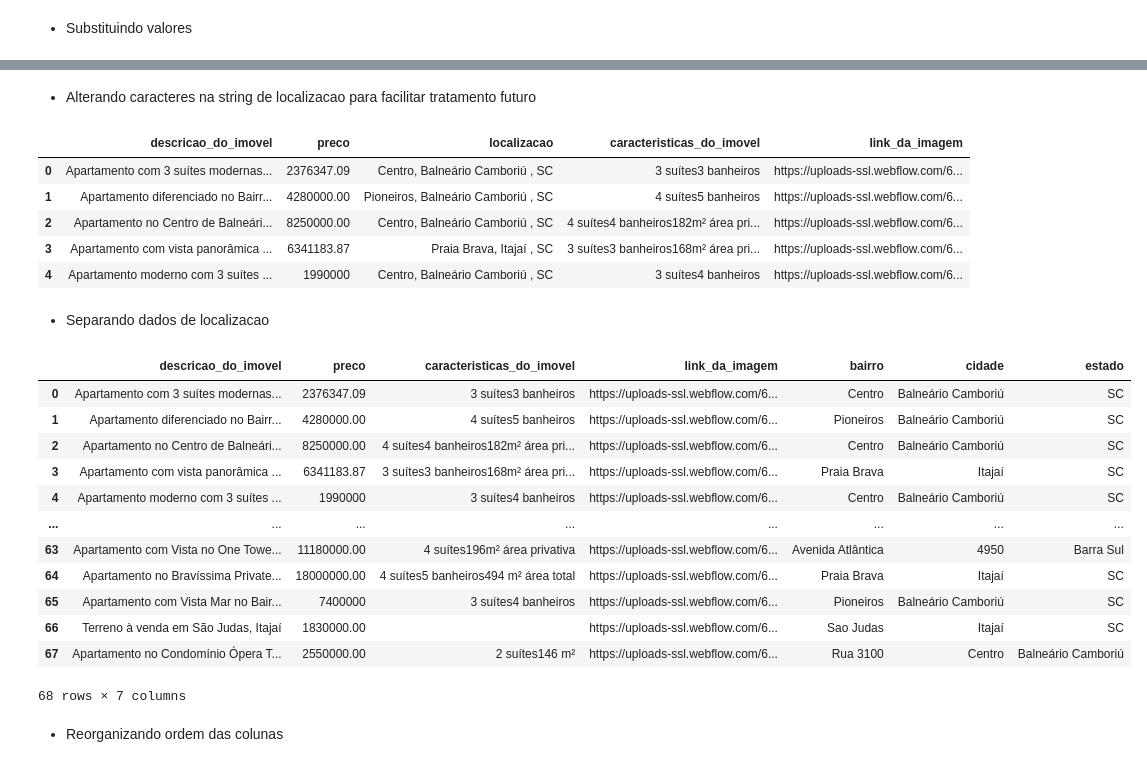
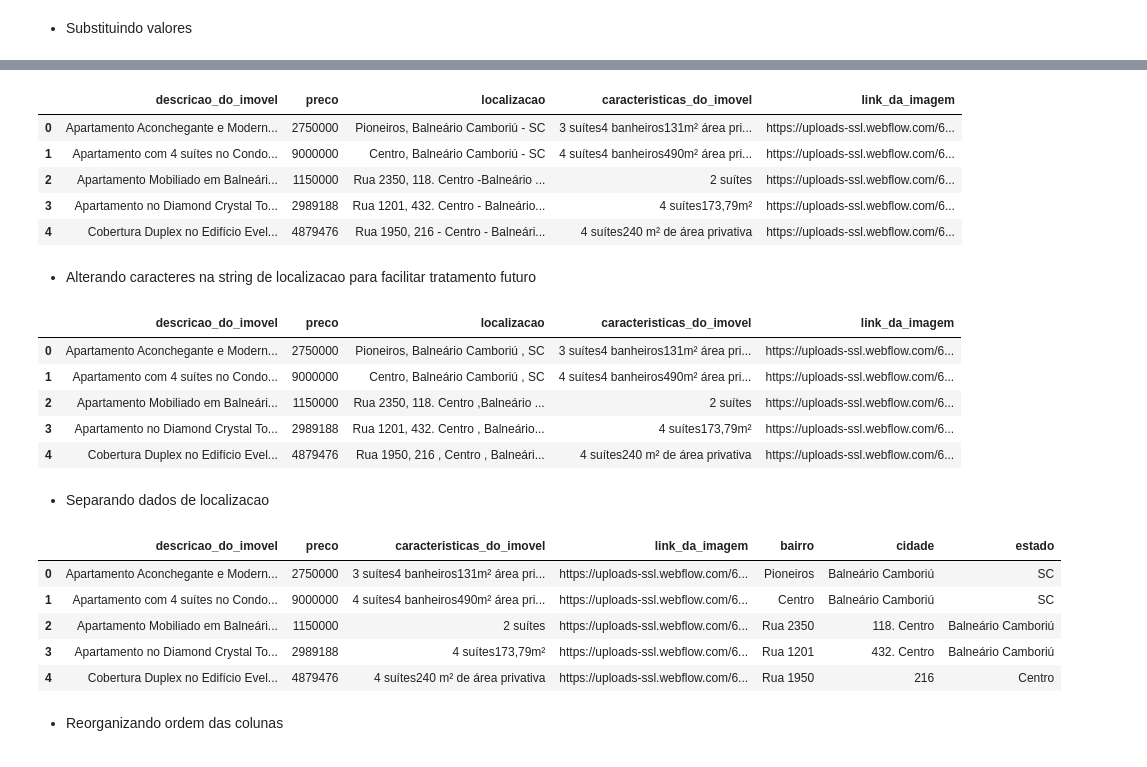
Before and after one commit to michellssgui22/PROJETOS_ESTUDO_WEBSCRAPER, a Jupyter notebook: projetos/imoveis-bc.ipynb, the cells around one changed output, grey strips where cells are left out. Cells and saved outputs as stored; diff of their text form; code cells hidden in the pictures.

```diff
--- a/projetos/imoveis-bc.ipynb
+++ b/projetos/imoveis-bc.ipynb
@@ -161,3 +167,15 @@ df.head()
+# %%
+df['preco'] = df['preco'].replace(',', '')
+new = df['preco'].str.split('.', expand=True)
+df['preco'] = new[0]
+df.head()
+# %% [output]
+|  | descricao_do_imovel | preco | localizacao | caracteristicas_do_imovel | link_da_imagem |
+| 0 | Apartamento Aconchegante e Modern... | 2750000 | Pioneiros, Balneário Camboriú - SC | 3 suítes4 banheiros131m² área pri... | https://uploads-ssl.webflow.com/6... |
+| 1 | Apartamento com 4 suítes no Condo... | 9000000 | Centro, Balneário Camboriú - SC | 4 suítes4 banheiros490m² área pri... | https://uploads-ssl.webflow.com/6... |
+| 2 | Apartamento Mobiliado em Balneári... | 1150000 | Rua 2350, 118. Centro -Balneário ... | 2 suítes | https://uploads-ssl.webflow.com/6... |
+| 3 | Apartamento no Diamond Crystal To... | 2989188 | Rua 1201, 432. Centro - Balneário... | 4 suítes173,79m² | https://uploads-ssl.webflow.com/6... |
+| 4 | Cobertura Duplex no Edifício Evel... | 4879476 | Rua 1950, 216 - Centro - Balneári... | 4 suítes240 m² de área privativa | https://uploads-ssl.webflow.com/6... |
 # %% [markdown]
 * Alterando caracteres na string de localizacao para facilitar tratamento futuro
 # %%
@@ -165,34 +183,27 @@ df['localizacao'] = df['localizacao'].str.replace('[-]', ',')
 df.head()
 # %% [output]
 |  | descricao_do_imovel | preco | localizacao | caracteristicas_do_imovel | link_da_imagem |
-| 0 | Apartamento com 3 suítes modernas... | 2376347.09 | Centro, Balneário Camboriú , SC | 3 suítes3 banheiros | https://uploads-ssl.webflow.com/6... |
-| 1 | Apartamento diferenciado no Bairr... | 4280000.00 | Pioneiros, Balneário Camboriú , SC | 4 suítes5 banheiros | https://uploads-ssl.webflow.com/6... |
-| 2 | Apartamento no Centro de Balneári... | 8250000.00 | Centro, Balneário Camboriú , SC | 4 suítes4 banheiros182m² área pri... | https://uploads-ssl.webflow.com/6... |
-| 3 | Apartamento com vista panorâmica ... | 6341183.87 | Praia Brava, Itajaí , SC | 3 suítes3 banheiros168m² área pri... | https://uploads-ssl.webflow.com/6... |
-| 4 | Apartamento moderno com 3 suítes ... | 1990000 | Centro, Balneário Camboriú , SC | 3 suítes4 banheiros | https://uploads-ssl.webflow.com/6... |
+| 0 | Apartamento Aconchegante e Modern... | 2750000 | Pioneiros, Balneário Camboriú , SC | 3 suítes4 banheiros131m² área pri... | https://uploads-ssl.webflow.com/6... |
+| 1 | Apartamento com 4 suítes no Condo... | 9000000 | Centro, Balneário Camboriú , SC | 4 suítes4 banheiros490m² área pri... | https://uploads-ssl.webflow.com/6... |
+| 2 | Apartamento Mobiliado em Balneári... | 1150000 | Rua 2350, 118. Centro ,Balneário ... | 2 suítes | https://uploads-ssl.webflow.com/6... |
+| 3 | Apartamento no Diamond Crystal To... | 2989188 | Rua 1201, 432. Centro , Balneário... | 4 suítes173,79m² | https://uploads-ssl.webflow.com/6... |
+| 4 | Cobertura Duplex no Edifício Evel... | 4879476 | Rua 1950, 216 , Centro , Balneári... | 4 suítes240 m² de área privativa | https://uploads-ssl.webflow.com/6... |
 # %% [markdown]
 * Separando dados de localizacao
 # %%
 new = df['localizacao'].str.split(',', expand=True)
 df['bairro'] = new[0]
 df['cidade'] = new[1]
 df['estado'] = new[2]
 df.drop(columns=['localizacao'], inplace=True)
-df
+df.head()
 # %% [output]
 |  | descricao_do_imovel | preco | caracteristicas_do_imovel | link_da_imagem | bairro | cidade | estado |
-| 0 | Apartamento com 3 suítes modernas... | 2376347.09 | 3 suítes3 banheiros | https://uploads-ssl.webflow.com/6... | Centro | Balneário Camboriú | SC |
-| 1 | Apartamento diferenciado no Bairr... | 4280000.00 | 4 suítes5 banheiros | https://uploads-ssl.webflow.com/6... | Pioneiros | Balneário Camboriú | SC |
-| 2 | Apartamento no Centro de Balneári... | 8250000.00 | 4 suítes4 banheiros182m² área pri... | https://uploads-ssl.webflow.com/6... | Centro | Balneário Camboriú | SC |
-| 3 | Apartamento com vista panorâmica ... | 6341183.87 | 3 suítes3 banheiros168m² área pri... | https://uploads-ssl.webflow.com/6... | Praia Brava | Itajaí | SC |
-| 4 | Apartamento moderno com 3 suítes ... | 1990000 | 3 suítes4 banheiros | https://uploads-ssl.webflow.com/6... | Centro | Balneário Camboriú | SC |
-| ... | ... | ... | ... | ... | ... | ... | ... |
-| 63 | Apartamento com Vista no One Towe... | 11180000.00 | 4 suítes196m² área privativa | https://uploads-ssl.webflow.com/6... | Avenida Atlântica | 4950 | Barra Sul |
-| 64 | Apartamento no Bravíssima Private... | 18000000.00 | 4 suítes5 banheiros494 m² área total | https://uploads-ssl.webflow.com/6... | Praia Brava | Itajaí | SC |
-| 65 | Apartamento com Vista Mar no Bair... | 7400000 | 3 suítes4 banheiros | https://uploads-ssl.webflow.com/6... | Pioneiros | Balneário Camboriú | SC |
-| 66 | Terreno à venda em São Judas, Itajaí | 1830000.00 |  | https://uploads-ssl.webflow.com/6... | Sao Judas | Itajaí | SC |
-| 67 | Apartamento no Condomínio Ópera T... | 2550000.00 | 2 suítes146 m² | https://uploads-ssl.webflow.com/6... | Rua 3100 | Centro | Balneário Camboriú |
+| 0 | Apartamento Aconchegante e Modern... | 2750000 | 3 suítes4 banheiros131m² área pri... | https://uploads-ssl.webflow.com/6... | Pioneiros | Balneário Camboriú | SC |
+| 1 | Apartamento com 4 suítes no Condo... | 9000000 | 4 suítes4 banheiros490m² área pri... | https://uploads-ssl.webflow.com/6... | Centro | Balneário Camboriú | SC |
+| 2 | Apartamento Mobiliado em Balneári... | 1150000 | 2 suítes | https://uploads-ssl.webflow.com/6... | Rua 2350 | 118. Centro | Balneário Camboriú |
+| 3 | Apartamento no Diamond Crystal To... | 2989188 | 4 suítes173,79m² | https://uploads-ssl.webflow.com/6... | Rua 1201 | 432. Centro | Balneário Camboriú |
+| 4 | Cobertura Duplex no Edifício Evel... | 4879476 | 4 suítes240 m² de área privativa | https://uploads-ssl.webflow.com/6... | Rua 1950 | 216 | Centro |
-68 rows × 7 columns
 # %% [markdown]
 * Reorganizando ordem das colunas
 # %%
```
Also changed, not shown: parts of 40 cells of this notebook.
